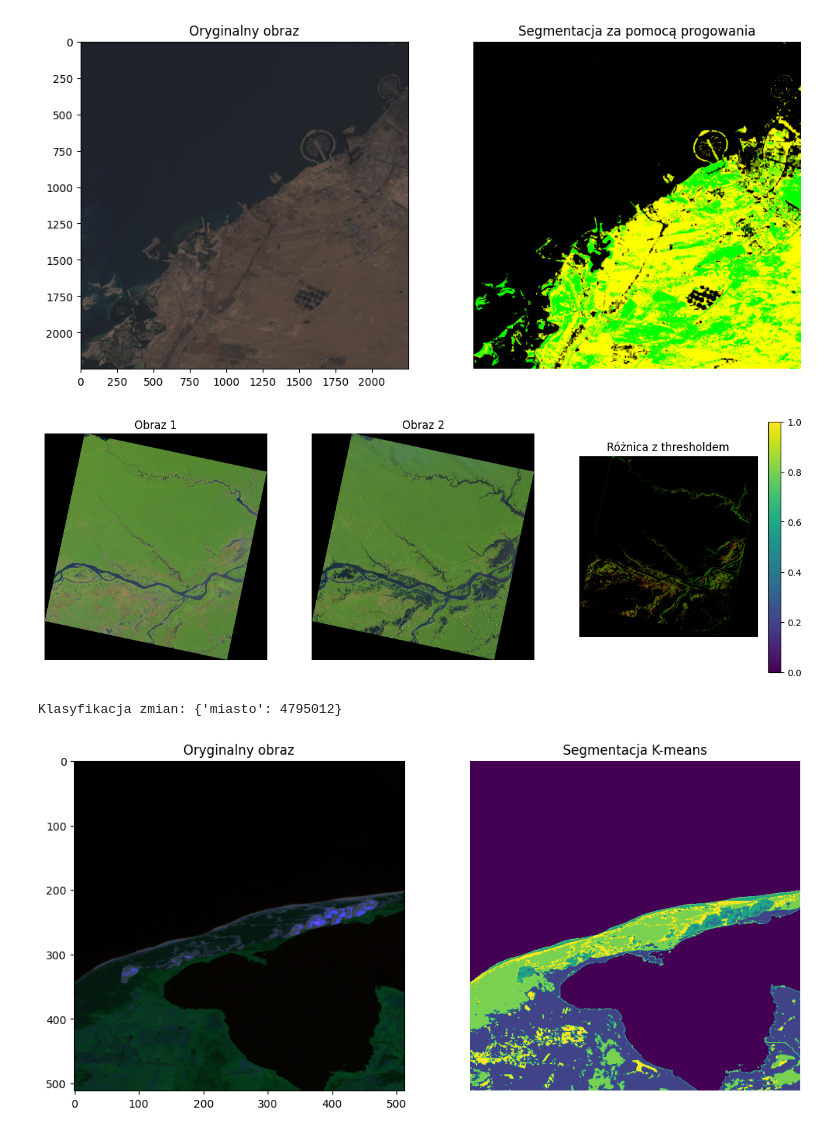
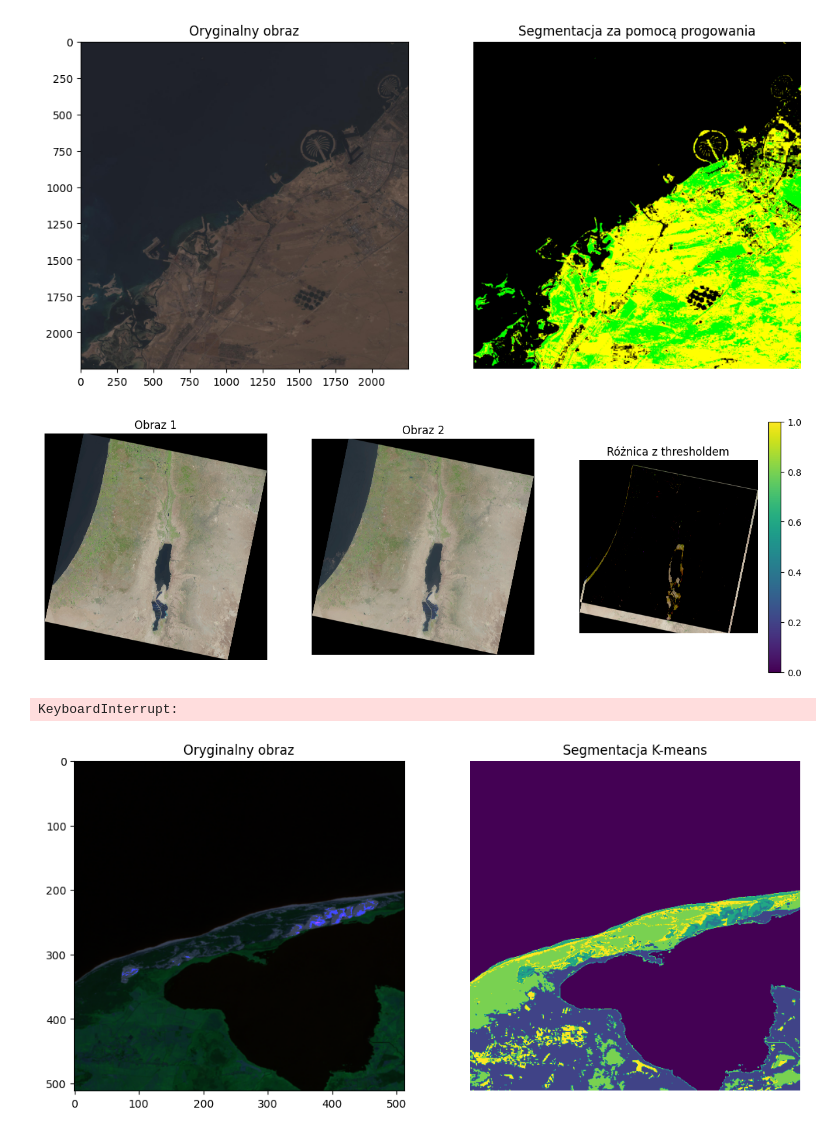
Before and after one commit to Morpheus1024/Detekcja-zmian-uzytkowania-ziemi, a Jupyter notebook: brudnopis2.ipynb, the cells around one changed output. Drawn from its saved outputs; the diff is of its cells as text; code cells hidden in the pictures.

```diff
--- a/brudnopis2.ipynb
+++ b/brudnopis2.ipynb
@@ -161,8 +161,8 @@ def classify_color(color):
         return 'miasto'
 
 # Wczytaj obrazy
-image1 = Image.open('LC08_L1TP_230062_20231028_20231101_02_T1.jpg')
-image2 = Image.open('LC08_L1TP_230062_20190830_20200826_02_T1.jpg')
+image1 = Image.open('LC08_L1TP_174038_20240616_20240616_02_RT.jpg')
+image2 = Image.open('LO08_L1TP_174038_20130602_20200924_02_T1.jpg')
 
 # Konwertuj obrazy na tablice NumPy
 image1_np = np.array(image1)
@@ -183,7 +183,7 @@ difference = np.abs(image1_np.astype(int) - image2_np.astype(int))
 difference_normalized = (difference - difference.min()) / (difference.max() - difference.min())
 
 # Zastosuj threshold
-threshold = 0.25
+threshold = 0.3
 difference_thresholded = np.where(difference_normalized > threshold, difference_normalized, 0)
 
 # Wyświetl obrazy obok siebie
@@ -196,35 +196,35 @@ axs[0].axis('off')
 
 # Wyświetl drugi obraz
 axs[1].imshow(image2)
 axs[1].set_title('Obraz 2')
 axs[1].axis('off')
 
 # Wyświetl różnicę z thresholdem
 cax = axs[2].imshow(difference_thresholded)
 axs[2].set_title('Różnica z thresholdem')
 axs[2].axis('off')
 
 # Dodaj colorbar do ostatniego obrazu
 fig.colorbar(cax, ax=axs[2], orientation='vertical')
 
 # Pokaż obrazy
 plt.show()
 
 # Klasyfikuj zmiany
 classified_changes = np.full((min_height, min_width), '', dtype=object)
 
 for i in range(min_height):
     for j in range(min_width):
         if difference_thresholded[i, j].any():
             classified_changes[i, j] = classify_color(image1_np[i, j])
 
 # Wyświetl klasyfikację zmian
 unique, counts = np.unique(classified_changes[classified_changes != ''], return_counts=True)
 classification_results = dict(zip(unique, counts))
 print("Klasyfikacja zmian:", classification_results)
 # %% [output]
-[figure, old version]
+[figure, new version]
-Klasyfikacja zmian: {'miasto': 4795012}
+KeyboardInterrupt:
 # %%
 
 landsat_dataset_2000 = Landsat7('Landsat/2000/')
```
Also changed, not shown: 6 other files.
